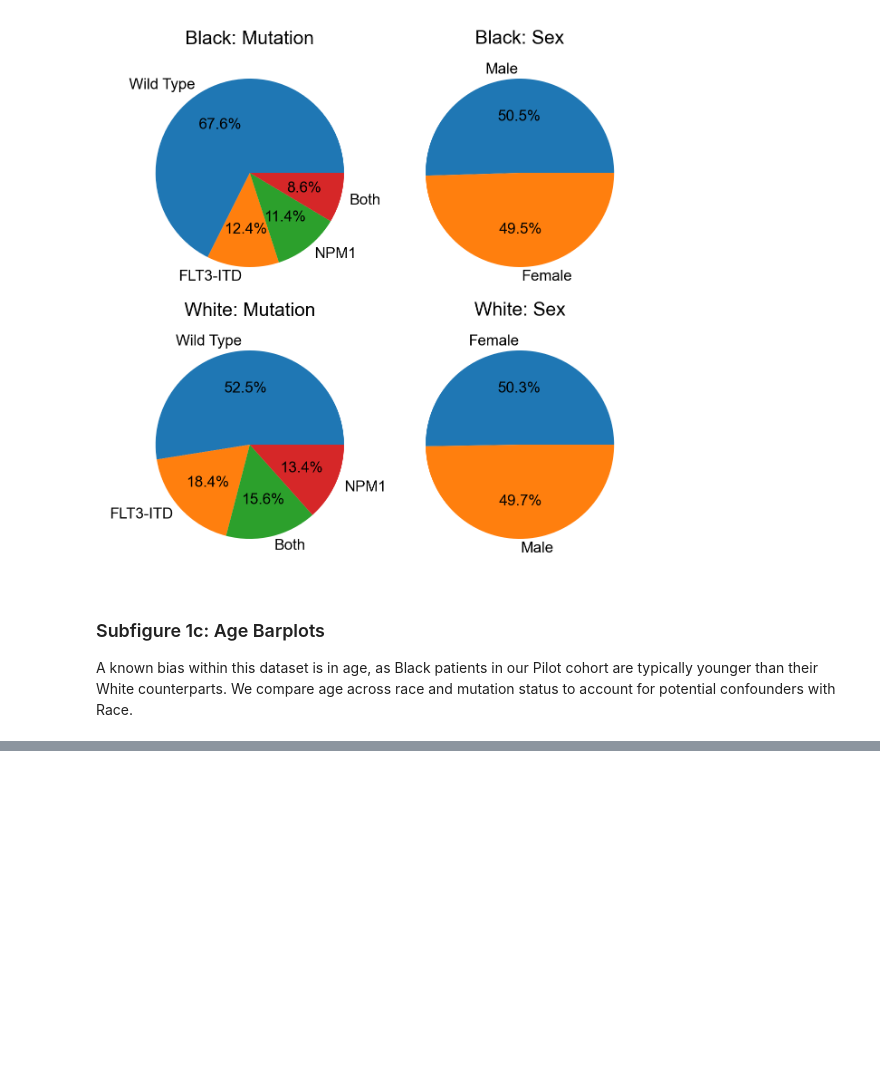
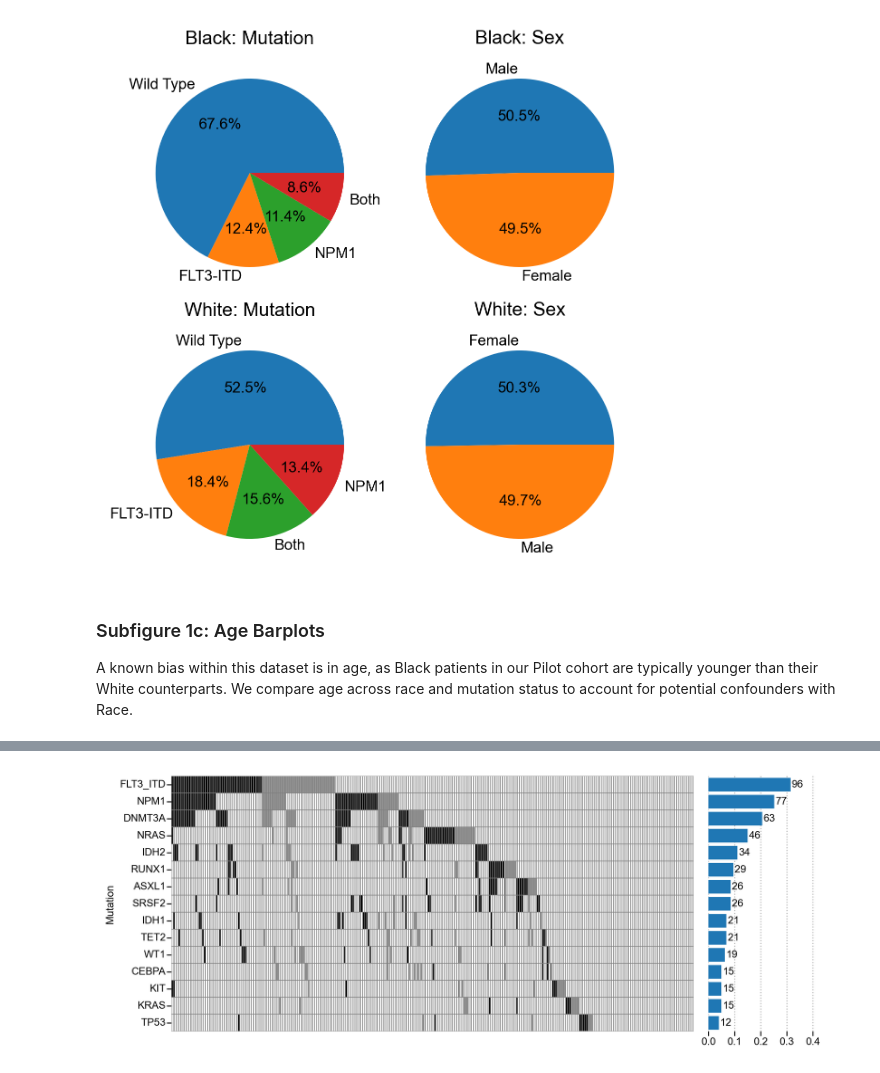
Before and after one commit to PNNL-CompBio/amlMultidrugResistance, a Jupyter notebook: aml_outcome_disparities/analysis/fig1/figure1.ipynb, the cells around one changed output, grey strips where cells are left out. Drawn from its saved outputs; the diff is of its cells as text; code cells hidden in the pictures; blank space fills up the shorter version.

```diff
--- a/aml_outcome_disparities/analysis/fig1/figure1.ipynb
+++ b/aml_outcome_disparities/analysis/fig1/figure1.ipynb
@@ -94,0 +38,5 @@ fig_1e = make_figure_1e()
+# %%
+from figure1f import make_figure as make_figure_1f
+fig_1f = make_figure_1f()
+# %% [output]
+[figure, added]
```
Also changed, not shown: parts of 6 cells of this notebook, 1 other file.
